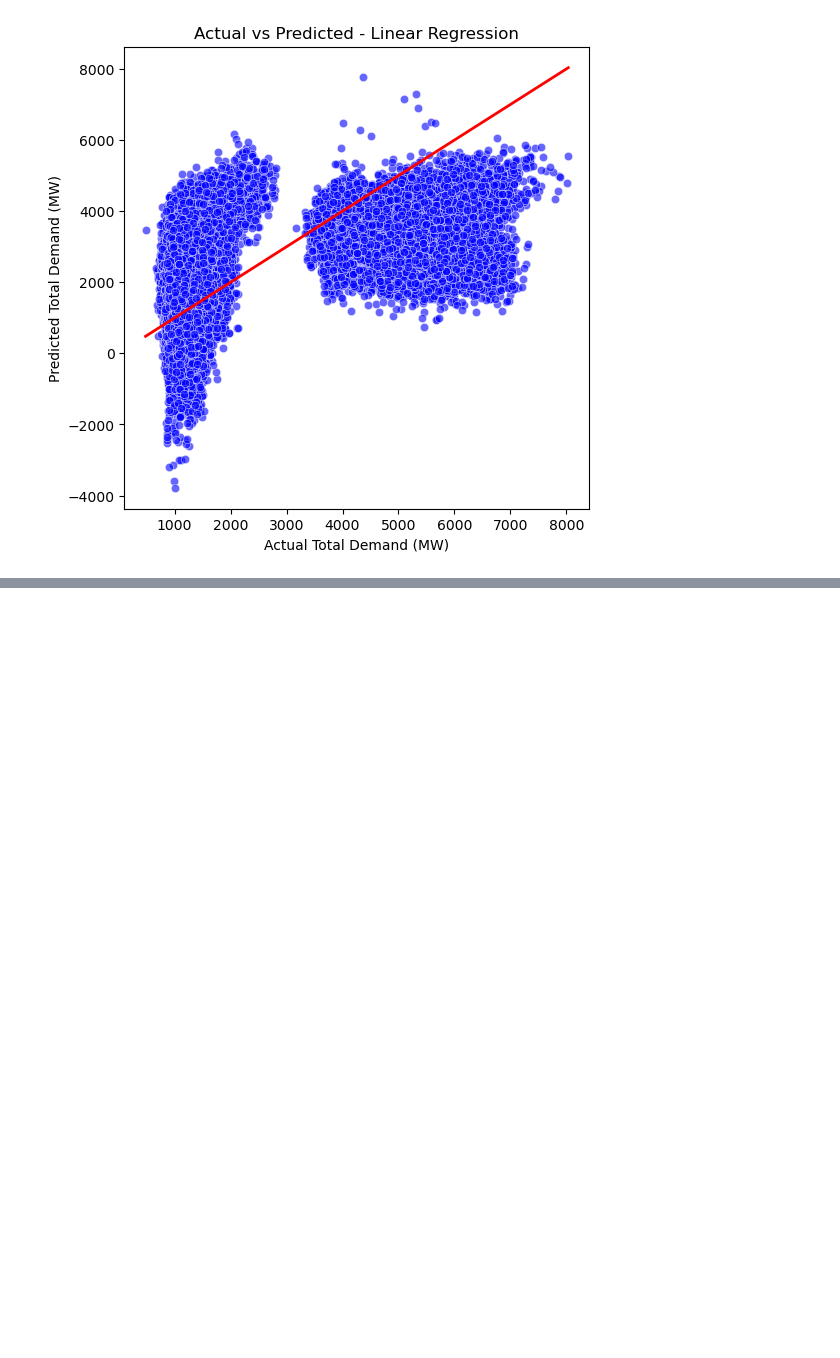
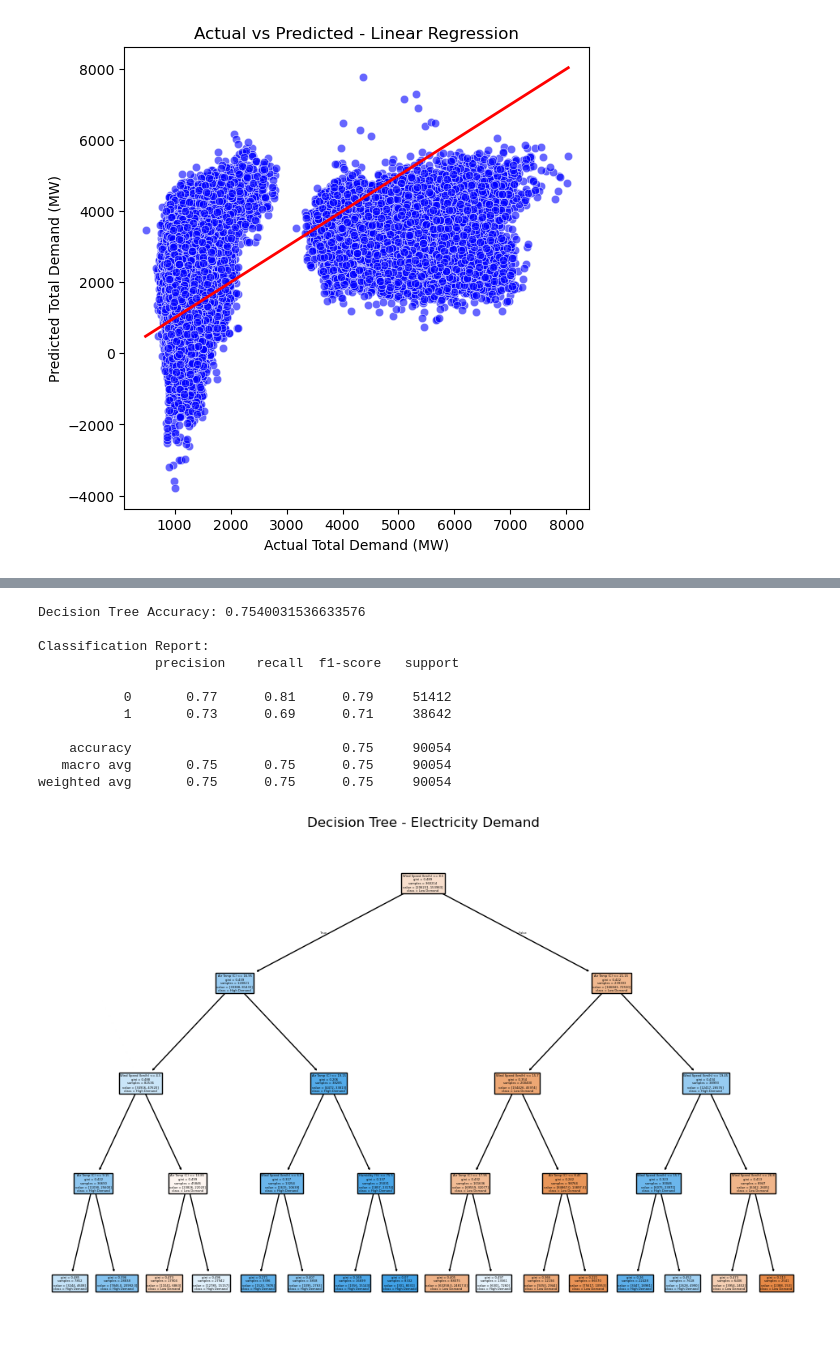
Before and after one commit to harjask-7/ADS1002-project, a Jupyter notebook: notebooks/harjas/eda_temp_demand.ipynb, the cells around one changed output, grey strips where cells are left out. Drawn from its saved outputs; the diff is of its cells as text; code cells hidden in the pictures; blank space fills up the shorter version.

```diff
--- a/notebooks/harjas/eda_temp_demand.ipynb
+++ b/notebooks/harjas/eda_temp_demand.ipynb
@@ -318,0 +395,31 @@ Feature Importance:
+# %%
+# decision tree
+
+from sklearn.tree import DecisionTreeClassifier, plot_tree
+
+tree = DecisionTreeClassifier(max_depth=4, random_state=42)
+tree.fit(X_train, y_train)
+
+y_pred_tree = tree.predict(X_test)
+
+print("Decision Tree Accuracy:", accuracy_score(y_test, y_pred_tree))
+print("\nClassification Report:\n", classification_report(y_test, y_pred_tree))
+
+# optimal visualisation
+plt.figure(figsize=(12,8))
+plot_tree(tree, feature_names=X.columns, class_names=["Low Demand", "High Demand"], filled=True)
+plt.title("Decision Tree - Electricity Demand")
+plt.show()
+# %% [output]
+Decision Tree Accuracy: 0.7540031536633576
+
+Classification Report:
+               precision    recall  f1-score   support
+
+           0       0.77      0.81      0.79     51412
+           1       0.73      0.69      0.71     38642
+
+    accuracy                           0.75     90054
+   macro avg       0.75      0.75      0.75     90054
+weighted avg       0.75      0.75      0.75     90054
+[figure, added]
```
Also changed, not shown: parts of 3 cells of this notebook.
